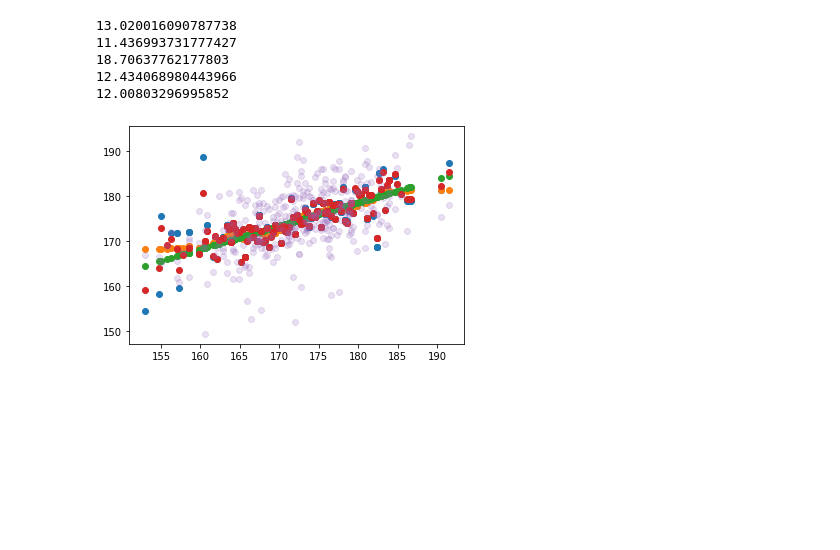
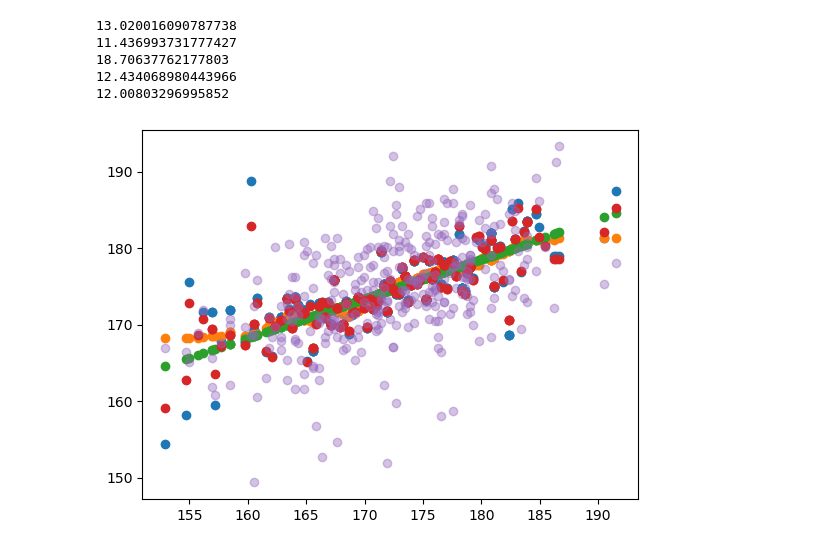
Before and after one commit to gitea0101/machineLearning, a Jupyter notebook: Ensemble.ipynb, the cells around one changed output. Saved outputs shown, nothing was run; the diff lists cells and outputs as text; code cells hidden in the pictures; blank space fills up the shorter version.

```diff
--- a/Ensemble.ipynb
+++ b/Ensemble.ipynb
@@ -135,13 +124,13 @@ print(np.cov(avg_predict2))
 # %%
 plt.scatter(X_test,predict3)
 plt.scatter(X_test,predict2)
 plt.scatter(X_test,predict1)
 plt.scatter(X_test,predict4)
-plt.scatter(X_test,y_test, alpha=0.2)
+plt.scatter(X_test,y_test, alpha=0.4)
 
 plt.show()
 # %% [output]
-[figure, old version]
+[figure, new version]
 # %%
 score = [r2_score(y_test,predict1),r2_score(y_test,predict2),r2_score(y_test,predict3),
          r2_score(y_test,predict4),r2_score(y_test,predict5),r2_score(y_test,predict6),r2_score(y_test,predict7)]
```
Also changed, not shown: parts of 6 cells of this notebook.
